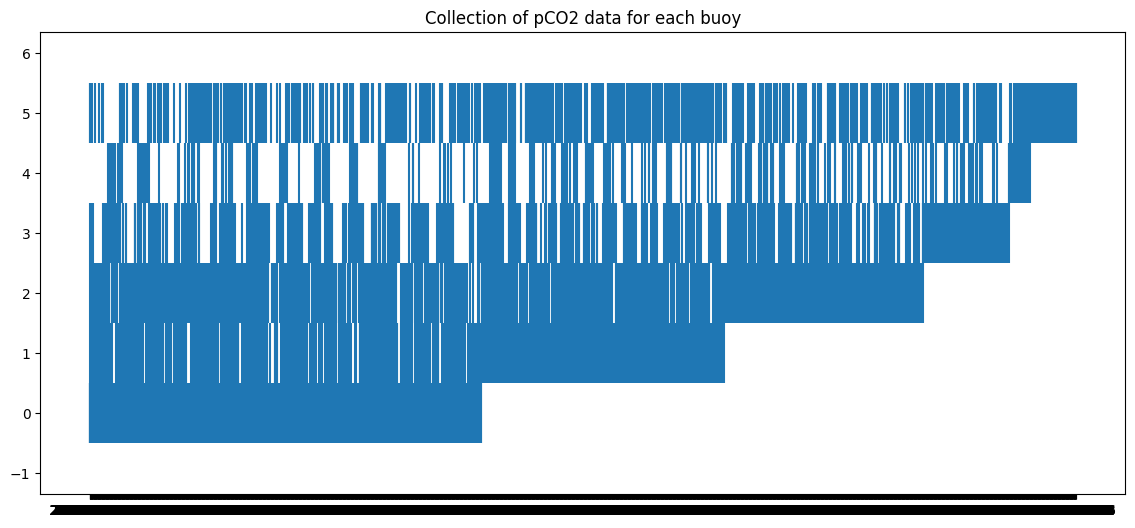
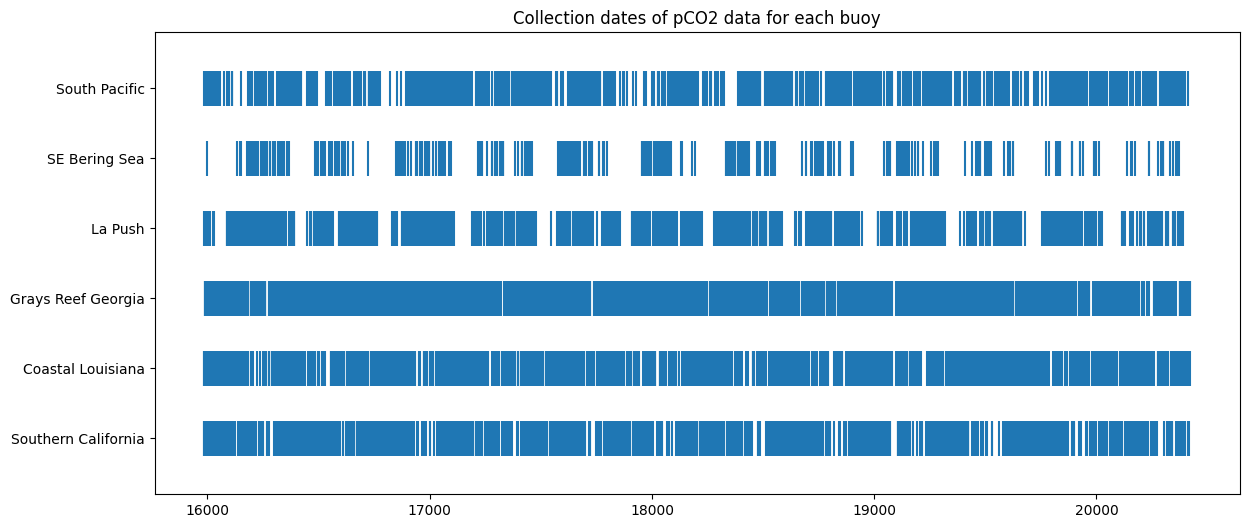
The notebook cell's code change between the first figure and the second:
--- before
+++ after
@@ -1,9 +1,9 @@
-# creating an eventplot to show gaps in buoy data; ticklabels edited by Copilot
+# creating an eventplot to show gaps in buoy data; Edited by Copilot to correctly plot dates
+import matplotlib.dates as mdates
 plt.figure(figsize=(14, 6))
 offsets = [2,4,6,8,10,12]
-
-plt.eventplot(dates)
-
+plot_dates = [mdates.date2num(pd.to_datetime(group)) for group in dates]
+plt.eventplot(plot_dates, lineoffsets = offsets)
 names = buoy_chl.keys()
-#plt.yticks(offsets, names)
-plt.title('Collection of pCO2 data for each buoy')
+plt.yticks(offsets, names)
+plt.title('Collection dates of pCO2 data for each buoy')

Commit: Update Figure_code.ipynb